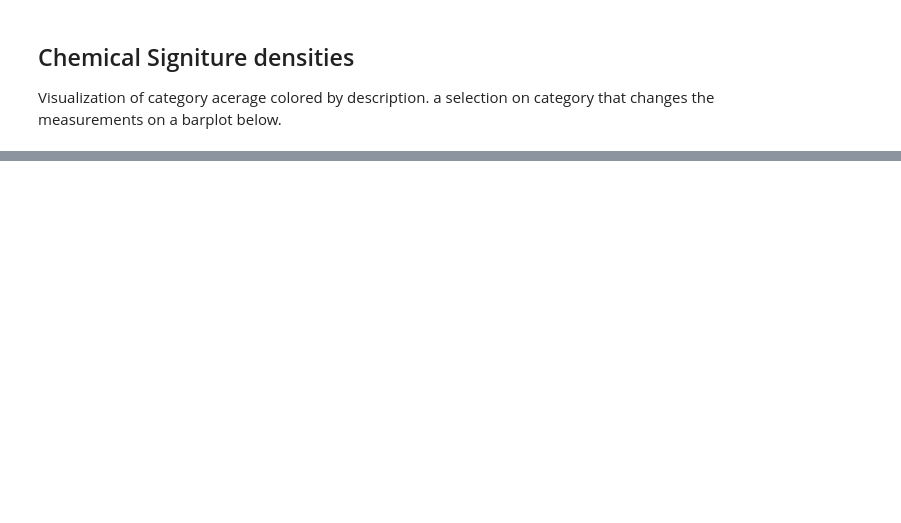
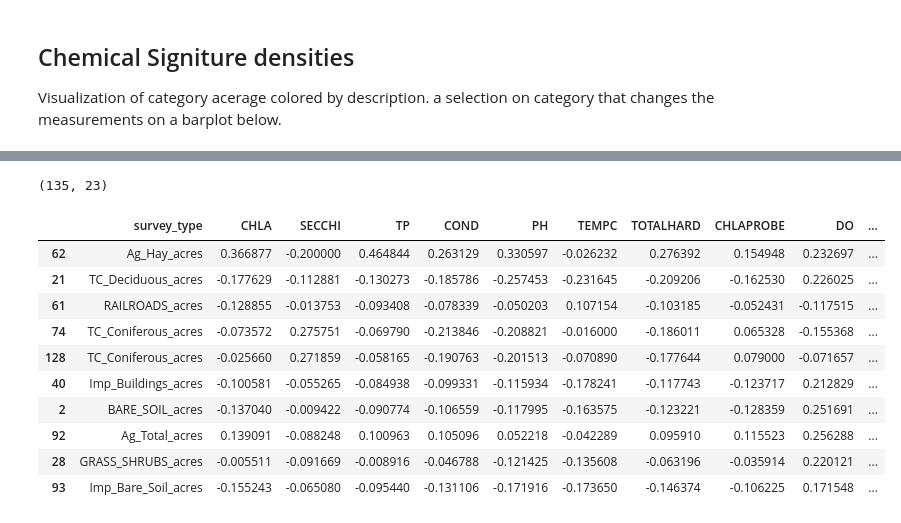
Before and after one commit to zorinAnze/Vermont-Lake-Health, a Jupyter notebook: Survey_results_with_chem.ipynb, the cells around one changed output, grey strips where cells are left out. Saved outputs shown, nothing was run; the diff lists cells and outputs as text; code cells hidden in the pictures; blank space fills up the shorter version.

```diff
--- a/Survey_results_with_chem.ipynb
+++ b/Survey_results_with_chem.ipynb
@@ -124,2 +144,18 @@ corr_df.shape
+# %%
+corrs_final = pd.concat(corrs, axis=0, ignore_index=True)
+print(corrs_final.shape)
+# %% [output]
+(135, 23)
+|  | survey_type | CHLA | SECCHI | TP | COND | PH | TEMPC | TOTALHARD | CHLAPROBE | DO | ... |
+| 62 | Ag_Hay_acres | 0.366877 | -0.200000 | 0.464844 | 0.263129 | 0.330597 | -0.026232 | 0.276392 | 0.154948 | 0.232697 | ... |
+| 21 | TC_Deciduous_acres | -0.177629 | -0.112881 | -0.130273 | -0.185786 | -0.257453 | -0.231645 | -0.209206 | -0.162530 | 0.226025 | ... |
+| 61 | RAILROADS_acres | -0.128855 | -0.013753 | -0.093408 | -0.078339 | -0.050203 | 0.107154 | -0.103185 | -0.052431 | -0.117515 | ... |
+| 74 | TC_Coniferous_acres | -0.073572 | 0.275751 | -0.069790 | -0.213846 | -0.208821 | -0.016000 | -0.186011 | 0.065328 | -0.155368 | ... |
+| 128 | TC_Coniferous_acres | -0.025660 | 0.271859 | -0.058165 | -0.190763 | -0.201513 | -0.070890 | -0.177644 | 0.079000 | -0.071657 | ... |
+| 40 | Imp_Buildings_acres | -0.100581 | -0.055265 | -0.084938 | -0.099331 | -0.115934 | -0.178241 | -0.117743 | -0.123717 | 0.212829 | ... |
+| 2 | BARE_SOIL_acres | -0.137040 | -0.009422 | -0.090774 | -0.106559 | -0.117995 | -0.163575 | -0.123221 | -0.128359 | 0.251691 | ... |
+| 92 | Ag_Total_acres | 0.139091 | -0.088248 | 0.100963 | 0.105096 | 0.052218 | -0.042289 | 0.095910 | 0.115523 | 0.256288 | ... |
+| 28 | GRASS_SHRUBS_acres | -0.005511 | -0.091669 | -0.008916 | -0.046788 | -0.121425 | -0.135608 | -0.063196 | -0.035914 | 0.220121 | ... |
+| 93 | Imp_Bare_Soil_acres | -0.155243 | -0.065080 | -0.095440 | -0.131106 | -0.171916 | -0.173650 | -0.146374 | -0.106225 | 0.171548 | ... |
 # %%
 # melt the data for visualization
```
Also changed, not shown: parts of 8 cells of this notebook.
